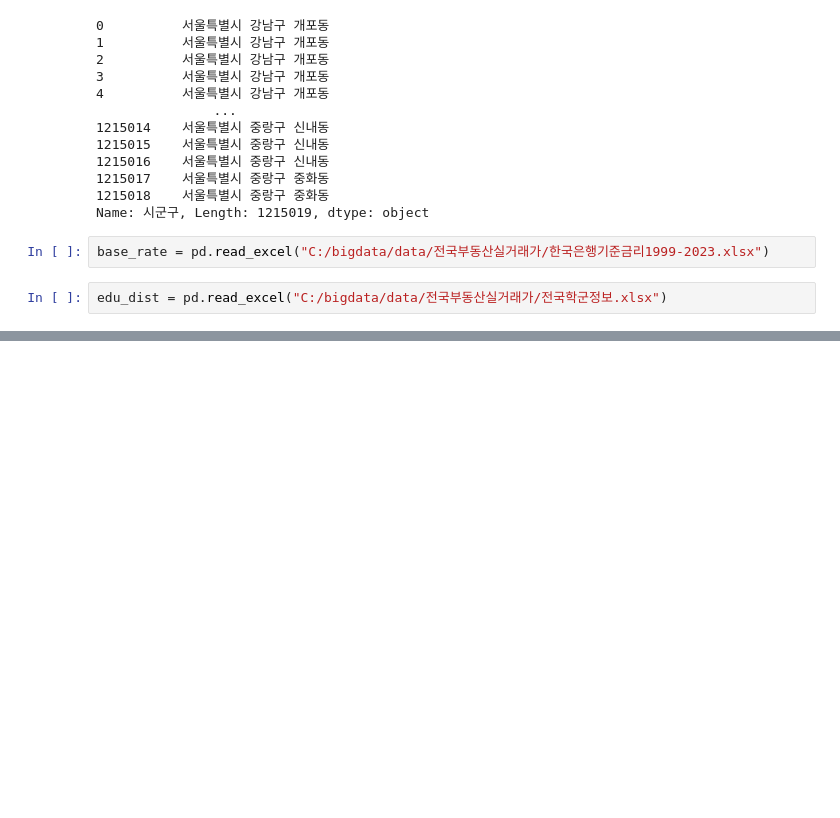
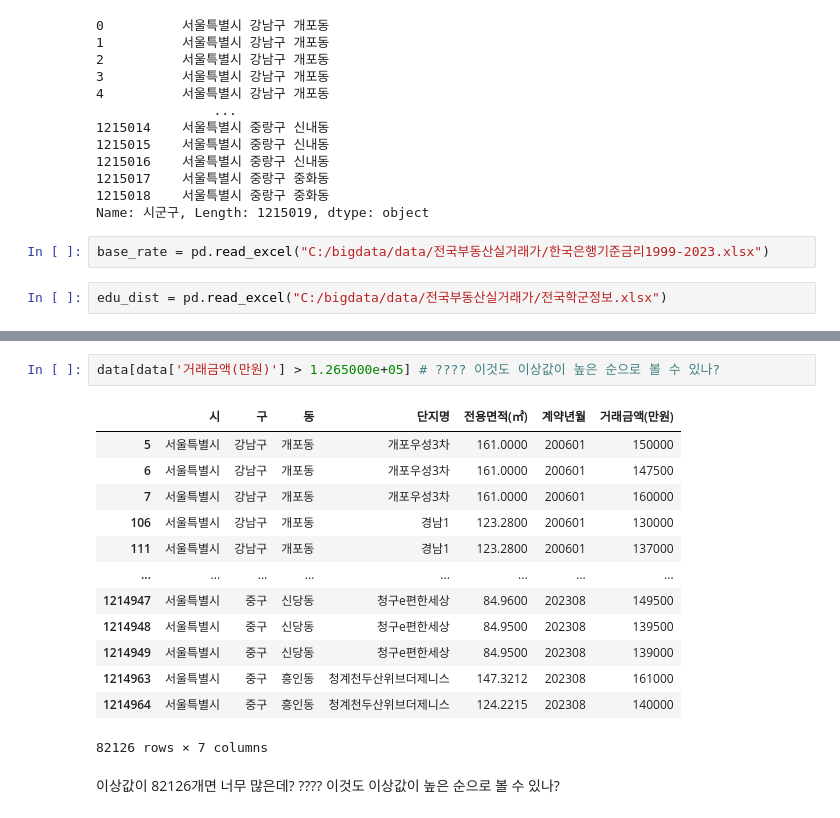
Before and after one commit to HyunahKim1111/himedia_jupyter_files, a Jupyter notebook: 나홀로연습03_부동산실거래.ipynb, the cells around one changed output, grey strips where cells are left out. Drawn from its saved outputs; the diff is of its cells as text; blank space fills up the shorter version.

```diff
--- a/나홀로연습03_부동산실거래.ipynb
+++ b/나홀로연습03_부동산실거래.ipynb
@@ -346,0 +418,18 @@ base_rate
+# %%
+data[data['거래금액(만원)'] > 1.265000e+05] # ???? 이것도 이상값이 높은 순으로 볼 수 있나?
+# %% [output]
+|  | 시 | 구 | 동 | 단지명 | 전용면적(㎡) | 계약년월 | 거래금액(만원) |
+| 5 | 서울특별시 | 강남구 | 개포동 | 개포우성3차 | 161.0000 | 200601 | 150000 |
+| 6 | 서울특별시 | 강남구 | 개포동 | 개포우성3차 | 161.0000 | 200601 | 147500 |
+| 7 | 서울특별시 | 강남구 | 개포동 | 개포우성3차 | 161.0000 | 200601 | 160000 |
+| 106 | 서울특별시 | 강남구 | 개포동 | 경남1 | 123.2800 | 200601 | 130000 |
+| 111 | 서울특별시 | 강남구 | 개포동 | 경남1 | 123.2800 | 200601 | 137000 |
+| ... | ... | ... | ... | ... | ... | ... | ... |
+| 1214947 | 서울특별시 | 중구 | 신당동 | 청구e편한세상 | 84.9600 | 202308 | 149500 |
+| 1214948 | 서울특별시 | 중구 | 신당동 | 청구e편한세상 | 84.9500 | 202308 | 139500 |
+| 1214949 | 서울특별시 | 중구 | 신당동 | 청구e편한세상 | 84.9500 | 202308 | 139000 |
+| 1214963 | 서울특별시 | 중구 | 흥인동 | 청계천두산위브더제니스 | 147.3212 | 202308 | 161000 |
+| 1214964 | 서울특별시 | 중구 | 흥인동 | 청계천두산위브더제니스 | 124.2215 | 202308 | 140000 |
+82126 rows × 7 columns
+# %% [markdown]
+이상값이 82126개면 너무 많은데? ???? 이것도 이상값이 높은 순으로 볼 수 있나?
```
Also changed, not shown: parts of 26 cells of this notebook.
